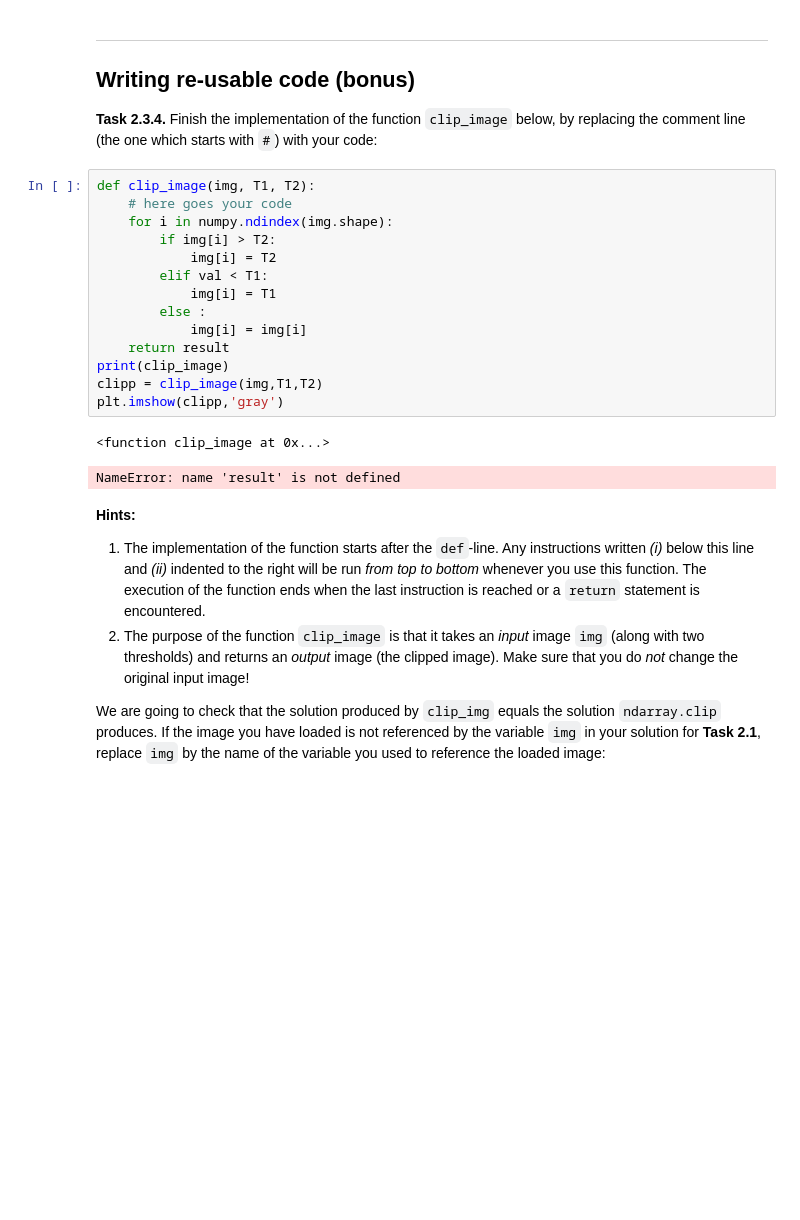
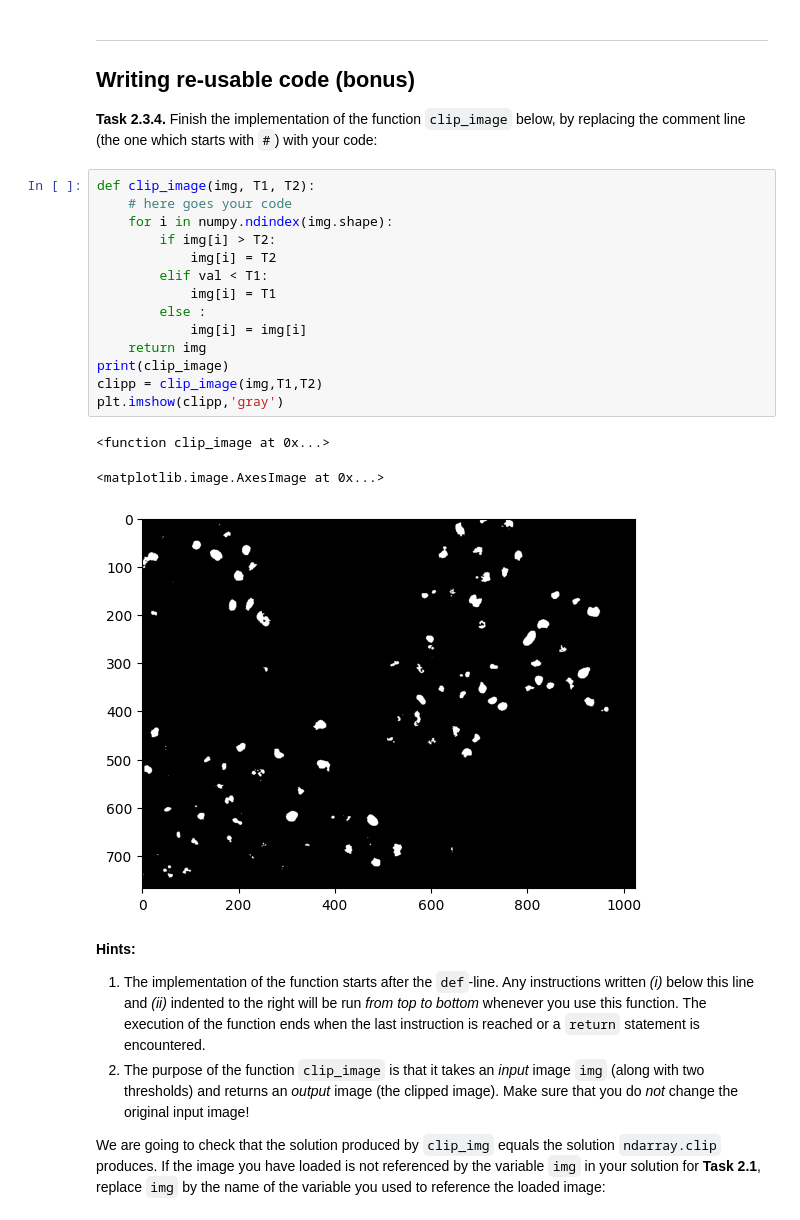
Before and after one commit to Mats419/mobi-fs3-python, a Jupyter notebook: task2.ipynb, the cells around one changed output. Drawn from its saved outputs; the diff is of its cells as text; blank space fills up the shorter version.

```diff
--- a/task2.ipynb
+++ b/task2.ipynb
@@ -107,20 +112,21 @@ plt.colorbar()
 # %%
 def clip_image(img, T1, T2):
     # here goes your code
     for i in numpy.ndindex(img.shape):
         if img[i] > T2:
             img[i] = T2
         elif val < T1:
             img[i] = T1
         else :
             img[i] = img[i]
-    return result
+    return img
 print(clip_image)
 clipp = clip_image(img,T1,T2)
 plt.imshow(clipp,'gray')
 # %% [output]
 <function clip_image at 0x...>
-NameError: name 'result' is not defined
+<matplotlib.image.AxesImage at 0x...>
+[figure, added]
 # %% [markdown]
 **Hints:**
 1. The implementation of the function starts after the `def`-line. Any instructions written *(i)* below this line and *(ii)* indented to the right will be run *from top to bottom* whenever you use this function. The execution of the function ends when the last instruction is reached or a `return` statement is encountered.
```
Also changed, not shown: parts of 5 cells of this notebook.
